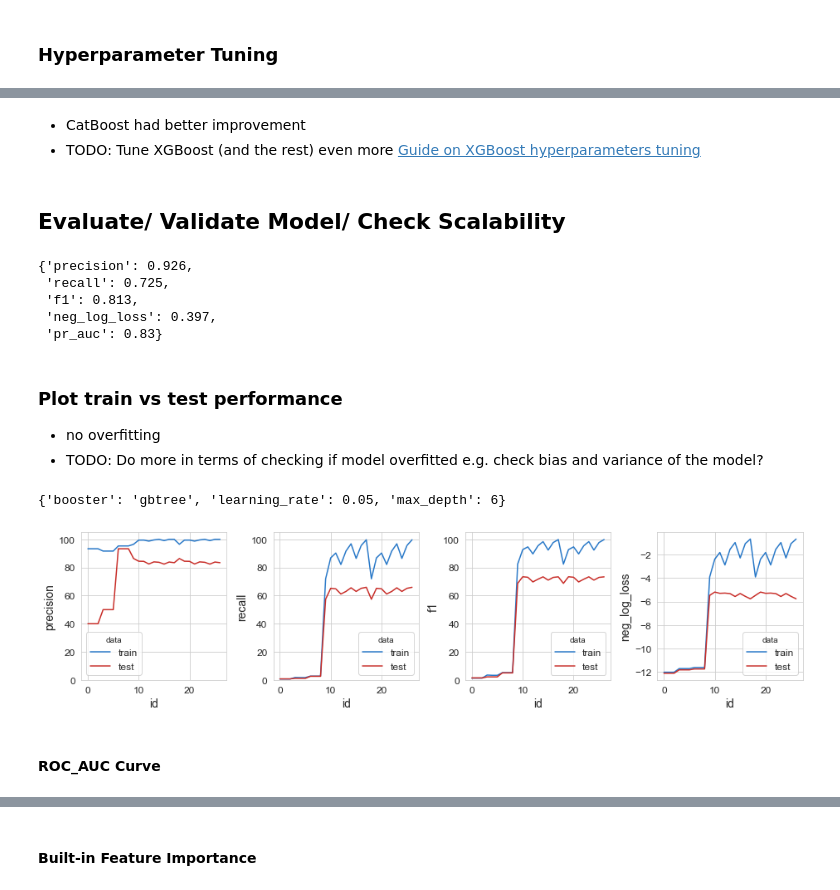
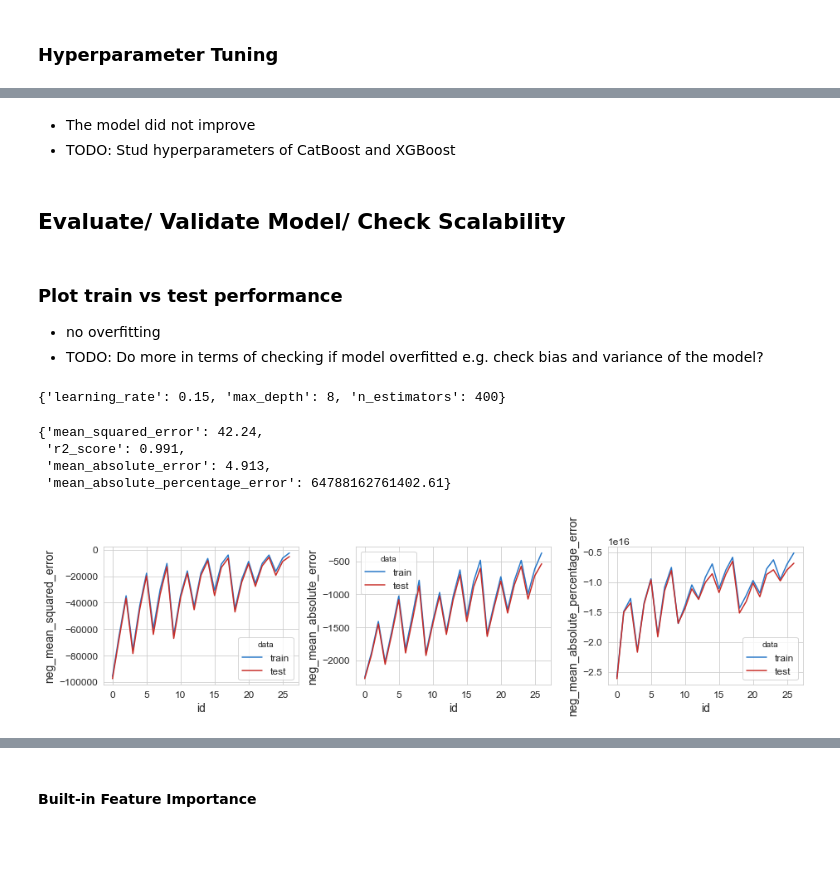
Before and after one commit to ACLCabatingan/interview-case-studies, a Jupyter notebook: 06_predictive_maintenance/remaining_useful_life.ipynb, the cells around one changed output, grey strips where cells are left out. Drawn from its saved outputs; the diff is of its cells as text; code cells hidden in the pictures; blank space fills up the shorter version.

```diff
--- a/06_predictive_maintenance/remaining_useful_life.ipynb
+++ b/06_predictive_maintenance/remaining_useful_life.ipynb
@@ -585,19 +564,19 @@ perf_df
 # %% [markdown]
 ### Feature Selection
 # %%
-feature_set = 'feat_set2'
-final_model = XGB_clf
+feature_set = 'feat_set1'
+final_model = CB_reg
 
 rfecv = RFECV(
     estimator=final_model,
     step=1,
     cv=5,
-    scoring='f1',
+    # scoring=rsme,
     min_features_to_select=1,
 )
 rfecv.fit(x_train, y_train)
 
-print(rfecv.n_features_)
+print(f'Optimal number of features:{rfecv.n_features_}')
 
 # Columns to drop
 drop_cols = [feature_sets[feature_set][i] for i,j in enumerate(rfecv.ranking_ != 1) if j]
@@ -606,4 +585,5 @@ print(drop_cols)
 if not drop_cols:
     x_train.drop(drop_cols, axis=1, inplace=True)
     x_test.drop(drop_cols, axis=1, inplace=True)
+    NUM_COLS = [x for x in NUM_COLS if x not in drop_cols]
 # %% [output]
@@ -621,33 +599,24 @@ CB_param_grid = {
     'learning_rate': [0.05, 0.10, 0.15],
     'max_depth': [4, 6, 8]}
 
-XGB_param_grid = {
-    'learning_rate': [0.05, 0.10, 0.15],
-    'max_depth': [4, 6, 8],
-    'booster':['gblinear', 'gbtree', 'dart']}
-
-RF_param_grid = {
-    'n_estimators': [100, 200, 400],
-    'max_depth' : [4, 6, 8],
-    'criterion' :['gini', 'entropy']}
-
-param_grids = {'CB_clf':CB_param_grid, 'XGB_clf':XGB_param_grid, 'RF_clf':RF_param_grid}
-base_models = ['CB_clf', 'XGB_clf', 'RF_clf']
+param_grids = {'CB_reg':CB_param_grid}
+base_models = ['CB_reg']
+scoring = ['neg_mean_squared_error',  'neg_mean_absolute_error', 'neg_mean_absolute_percentage_error']
 
 # TODO: Try multiple metrics during grid search
 def gscv_helper(X, y, model, param_grid, **kwargs):
     gscv = GridSearchCV(
         estimator=model,
         param_grid=param_grid,
-        scoring=list(eval_metrics.keys())[:-1],
-        refit='f1',
+        scoring=scoring,
+        refit='neg_mean_squared_error',
         return_train_score=True)
     return gscv.fit(X, y)
 # %%
 perf_gscv_df = {}
 modl_gscv_df = {}
 for k in base_models:
-    m = gscv_helper(x_train, y_train, classifiers[k], param_grids[k])
+    m = gscv_helper(x_train, y_train, regressors[k], param_grids[k])
     y = m.predict(x_test)
 
     eval_scores = {}
@@ -686,53 +649,47 @@ perf_df['feat_set1'][base_models]
-# %% [markdown]
-- CatBoost had better improvement
-- TODO: Tune XGBoost (and the rest) even more [Guide on XGBoost hyperparameters tuning](https://www.kaggle.com/code/prashant111/a-guide-on-xgboost-hyperparameters-tuning)
+# %% [markdown]
+- The model did not improve
+- TODO: Stud hyperparameters of CatBoost and XGBoost
 # %% [markdown]
 ## Evaluate/ Validate Model/ Check Scalability
-# %%
-tuned_perf_df.XGB_clf.to_dict()
-# %% [output]
-{'precision': 0.926,
- 'recall': 0.725,
- 'f1': 0.813,
- 'neg_log_loss': 0.397,
- 'pr_auc': 0.83}
 # %% [markdown]
 ### Plot train vs test performance
 
 - no overfitting
 - TODO: Do more in terms of checking if model overfitted e.g. check bias and variance of the model?
 # %%
-gscv_res = modl_gscv_df['XGB_clf'][0]
+gscv_res = modl_gscv_df['CB_reg'][0]
 final_model = gscv_res.best_estimator_
-y_pred = modl_gscv_df['XGB_clf'][1]
+y_pred = modl_gscv_df['CB_reg'][1]
 gscv_res.best_params_
 # %% [output]
-{'booster': 'gbtree', 'learning_rate': 0.05, 'max_depth': 6}
+{'learning_rate': 0.15, 'max_depth': 8, 'n_estimators': 400}
+# %%
+tuned_perf_df.CB_reg.to_dict()
+# %% [output]
+{'mean_squared_error': 42.24,
+ 'r2_score': 0.991,
+ 'mean_absolute_error': 4.913,
+ 'mean_absolute_percentage_error': 64788162761402.61}
 # %%
 res = gscv_res.cv_results_
 
 dfs = []
-scoring = list(eval_metrics.keys())[:-1]
 for s in scoring:
     t1 = f'mean_train_{s}'
     t2 = f'mean_test_{s}'
     t3 = ['train','test']
     df_ = pd.DataFrame([res[t1], res[t2]], index=t3).T * 100
     df_ = pd.melt(df_, var_name='data', value_name=s, value_vars=t3, ignore_index=False)
     dfs.append(df_.set_index('data', append=True))
 
 df_ = pd.concat(dfs, axis=1).reset_index().rename(columns={'level_0':'id'})
 
 fig, axs = plt.subplots(1, len(scoring), figsize=(13,3.25))
 for i,s in enumerate(scoring):
     sns.lineplot(
         x='id', y=s, hue='data', data=df_, ax=axs[i],
         palette=[CLRS['lblue'],CLRS['red']])
-    if i != len(scoring)-1:
-        axs[i].set_ylim(0,105)
 
 plt.tight_layout()
 # %% [output]
-[figure, old version]
+[figure, new version]
-# %% [markdown]
-#### ROC_AUC Curve
```
Also changed, not shown: parts of 44 cells of this notebook.
